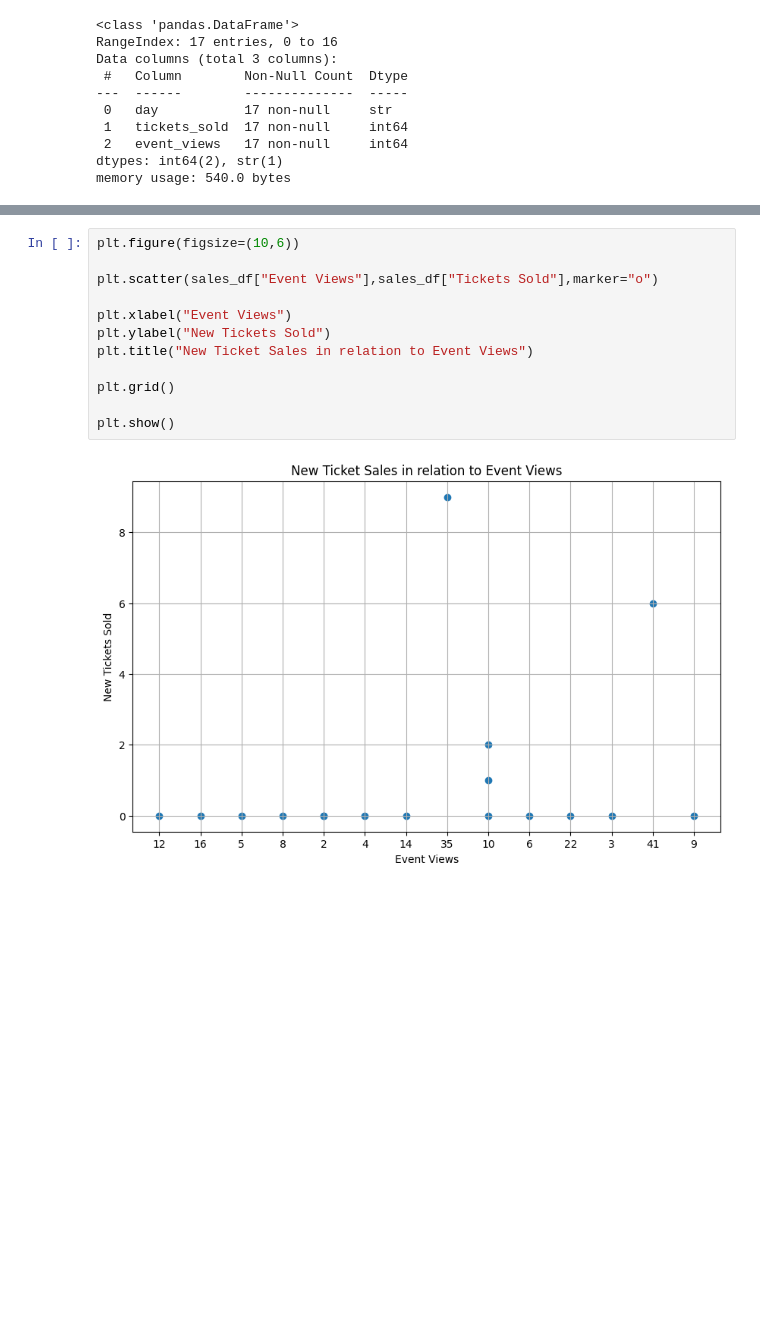
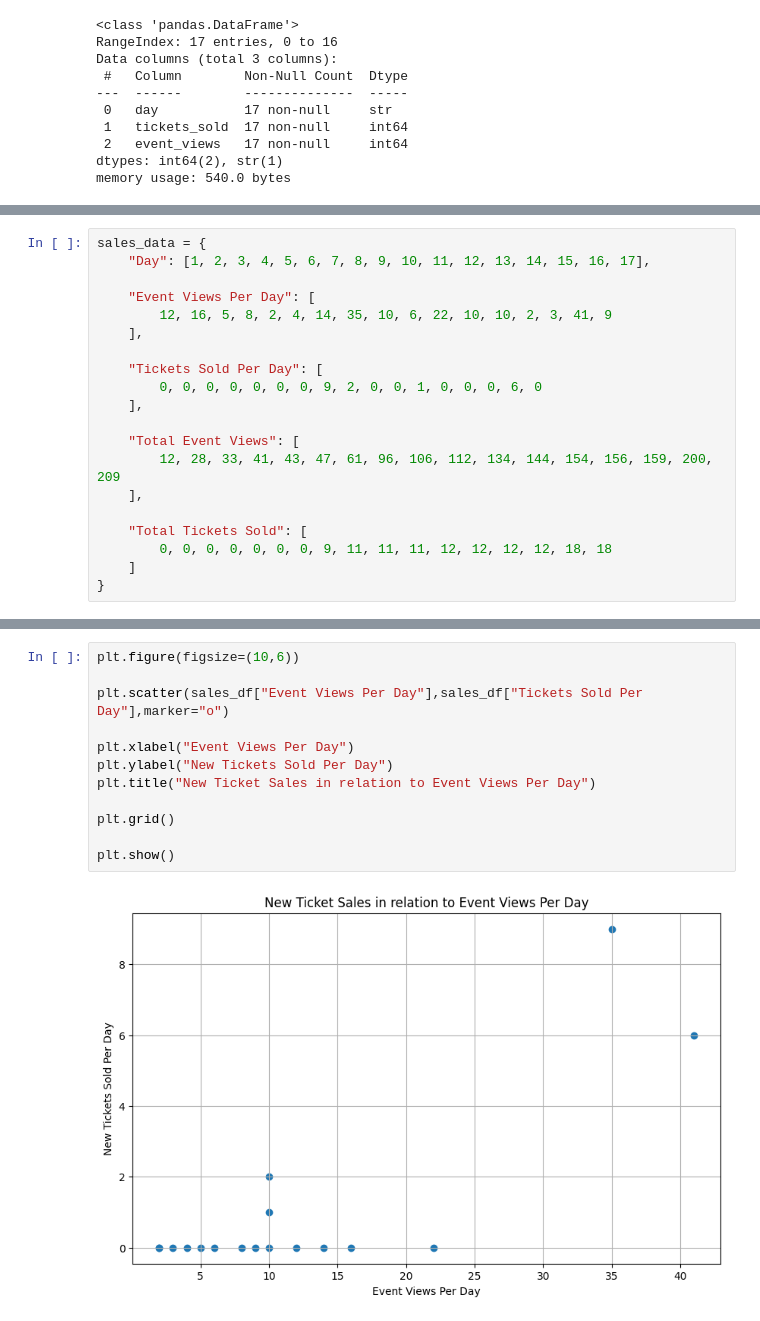
Before and after one commit to alexjones602/finance-data-learning, a Jupyter notebook: notebooks/graphical_analysis.ipynb, the cells around one changed output, grey strips where cells are left out. Cells and saved outputs as stored; diff of their text form; blank space fills up the shorter version.

Commit message:
Enchanced line and scatter graphs

```diff
--- a/notebooks/graphical_analysis.ipynb
+++ b/notebooks/graphical_analysis.ipynb
@@ -72,2 +74,22 @@ sales_data = {"Event Views Per Day": ["12","16","5","8","2","4","14","35","10","
+# %%
+sales_data = {
+    "Day": [1, 2, 3, 4, 5, 6, 7, 8, 9, 10, 11, 12, 13, 14, 15, 16, 17],
+
+    "Event Views Per Day": [
+        12, 16, 5, 8, 2, 4, 14, 35, 10, 6, 22, 10, 10, 2, 3, 41, 9
+    ],
+
+    "Tickets Sold Per Day": [
+        0, 0, 0, 0, 0, 0, 0, 9, 2, 0, 0, 1, 0, 0, 0, 6, 0
+    ],
+
+    "Total Event Views": [
+        12, 28, 33, 41, 43, 47, 61, 96, 106, 112, 134, 144, 154, 156, 159, 200, 209
+    ],
+
+    "Total Tickets Sold": [
+        0, 0, 0, 0, 0, 0, 0, 9, 11, 11, 11, 12, 12, 12, 12, 18, 18
+    ]
+}
 # %%
 sales_df = pd.DataFrame(sales_data)
@@ -97,17 +116,17 @@ print(sales_df)
 # %%
 plt.figure(figsize=(10,6))
 
-plt.scatter(sales_df["Event Views"],sales_df["Tickets Sold"],marker="o")
+plt.scatter(sales_df["Event Views Per Day"],sales_df["Tickets Sold Per Day"],marker="o")
 
-plt.xlabel("Event Views")
-plt.ylabel("New Tickets Sold")
-plt.title("New Ticket Sales in relation to Event Views")
+plt.xlabel("Event Views Per Day")
+plt.ylabel("New Tickets Sold Per Day")
+plt.title("New Ticket Sales in relation to Event Views Per Day")
 
 plt.grid()
 
 plt.show()
 # %% [output]
-[figure, old version]
+[figure, new version]
 # %%
 plt.figure(figsize=(10,6))
 
```
Also changed, not shown: parts of 9 cells of this notebook.
